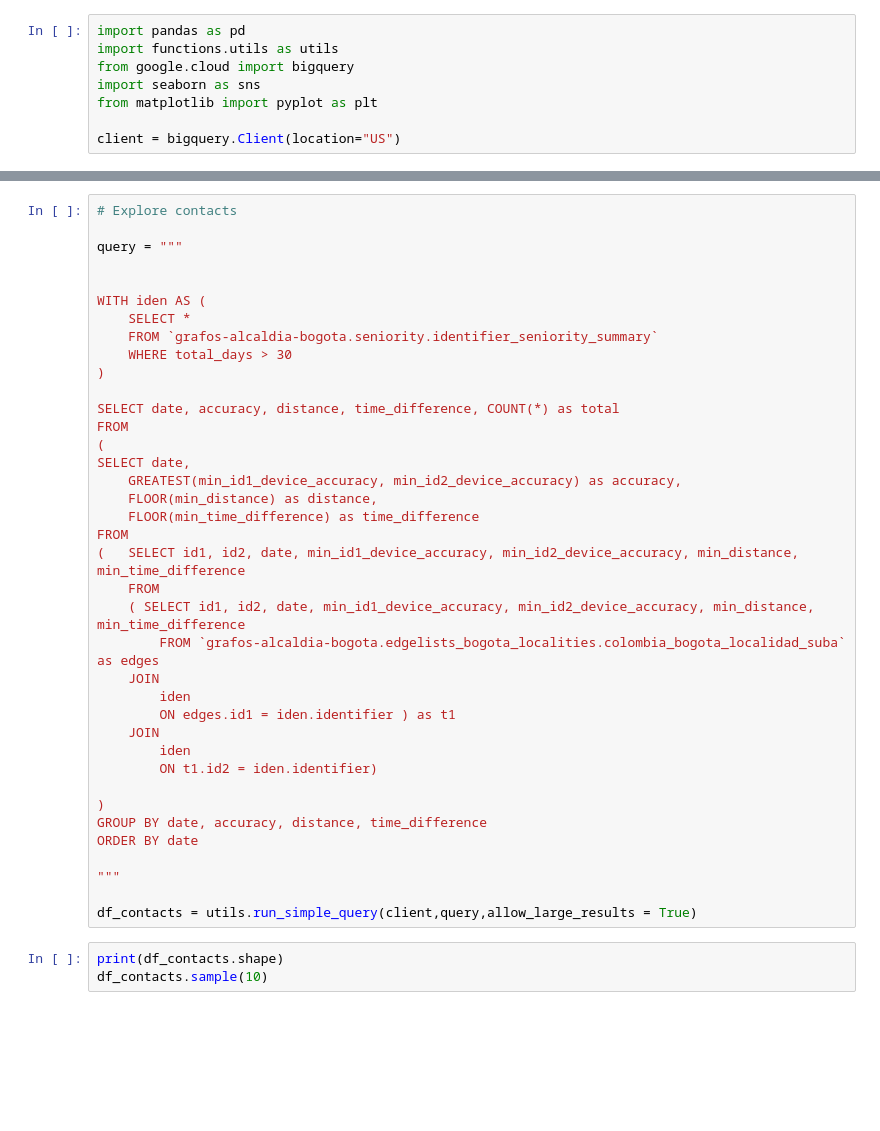
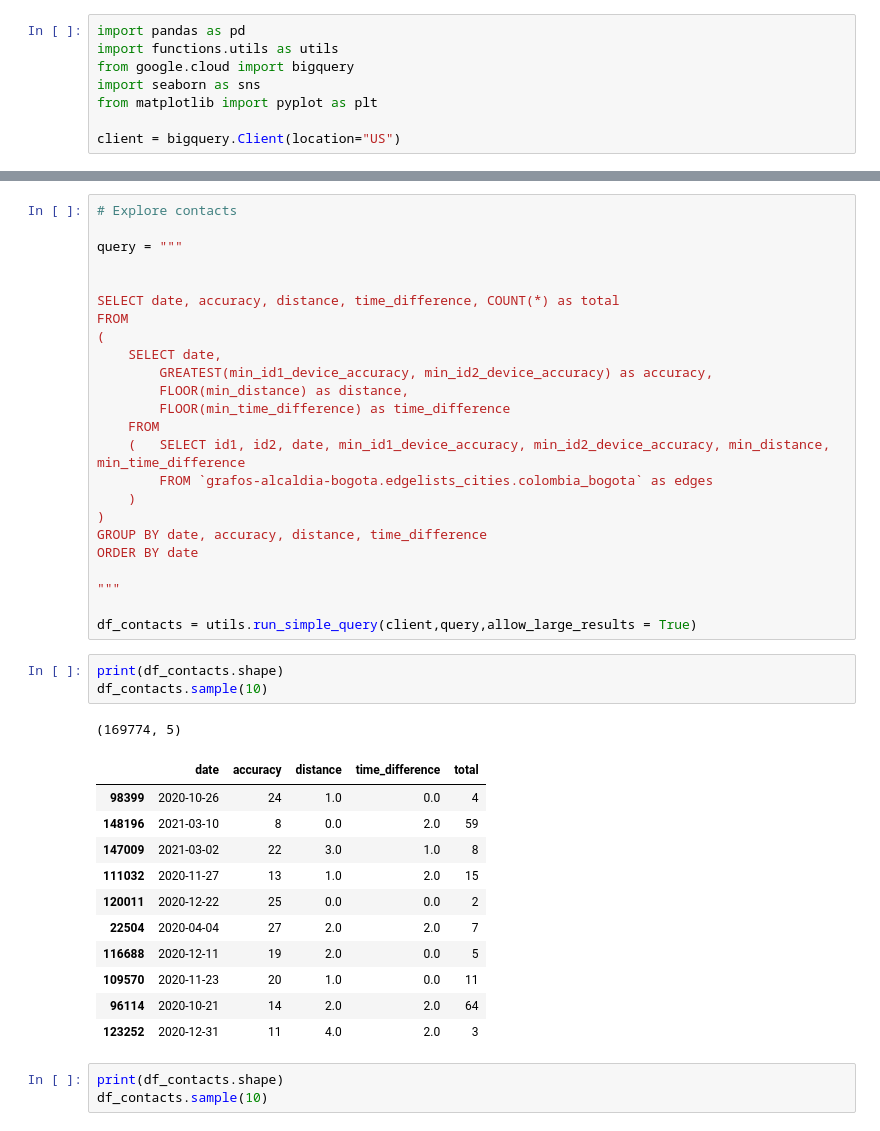
Before and after one commit to minigonche/covid_contact_graphs, a Jupyter notebook: Notes.ipynb, the cells around one changed output, grey strips where cells are left out. Drawn from its saved outputs; the diff is of its cells as text; blank space fills up the shorter version.

```diff
--- a/Notes.ipynb
+++ b/Notes.ipynb
@@ -19,31 +90,17 @@ client = bigquery.Client(location="US")
 query = """
 
 
-WITH iden AS (
-    SELECT *
-    FROM `grafos-alcaldia-bogota.seniority.identifier_seniority_summary`
-    WHERE total_days > 30
-)
-
 SELECT date, accuracy, distance, time_difference, COUNT(*) as total
 FROM
 (
-SELECT date,
-    GREATEST(min_id1_device_accuracy, min_id2_device_accuracy) as accuracy,
-    FLOOR(min_distance) as distance,
-    FLOOR(min_time_difference) as time_difference
-FROM
-(   SELECT id1, id2, date, min_id1_device_accuracy, min_id2_device_accuracy, min_distance, min_time_difference
+    SELECT date,
+        GREATEST(min_id1_device_accuracy, min_id2_device_accuracy) as accuracy,
+        FLOOR(min_distance) as distance,
+        FLOOR(min_time_difference) as time_difference
     FROM
-    ( SELECT id1, id2, date, min_id1_device_accuracy, min_id2_device_accuracy, min_distance, min_time_difference
-        FROM `grafos-alcaldia-bogota.edgelists_bogota_localities.colombia_bogota_localidad_suba` as edges
-    JOIN
-        iden
-        ON edges.id1 = iden.identifier ) as t1
-    JOIN
-        iden
-        ON t1.id2 = iden.identifier)
-
+    (   SELECT id1, id2, date, min_id1_device_accuracy, min_id2_device_accuracy, min_distance, min_time_difference
+        FROM `grafos-alcaldia-bogota.edgelists_cities.colombia_bogota` as edges
+    )
 )
 GROUP BY date, accuracy, distance, time_difference
 ORDER BY date
@@ -51,6 +108,22 @@ ORDER BY date
 """
 
 df_contacts = utils.run_simple_query(client,query,allow_large_results = True)
+# %%
+print(df_contacts.shape)
+df_contacts.sample(10)
+# %% [output]
+(169774, 5)
+|  | date | accuracy | distance | time_difference | total |
+| 98399 | 2020-10-26 | 24 | 1.0 | 0.0 | 4 |
+| 148196 | 2021-03-10 | 8 | 0.0 | 2.0 | 59 |
+| 147009 | 2021-03-02 | 22 | 3.0 | 1.0 | 8 |
+| 111032 | 2020-11-27 | 13 | 1.0 | 2.0 | 15 |
+| 120011 | 2020-12-22 | 25 | 0.0 | 0.0 | 2 |
+| 22504 | 2020-04-04 | 27 | 2.0 | 2.0 | 7 |
+| 116688 | 2020-12-11 | 19 | 2.0 | 0.0 | 5 |
+| 109570 | 2020-11-23 | 20 | 1.0 | 0.0 | 11 |
+| 96114 | 2020-10-21 | 14 | 2.0 | 2.0 | 64 |
+| 123252 | 2020-12-31 | 11 | 4.0 | 2.0 | 3 |
 # %%
 print(df_contacts.shape)
 df_contacts.sample(10)
```
Also changed, not shown: parts of 2 cells of this notebook, 10 other files.
